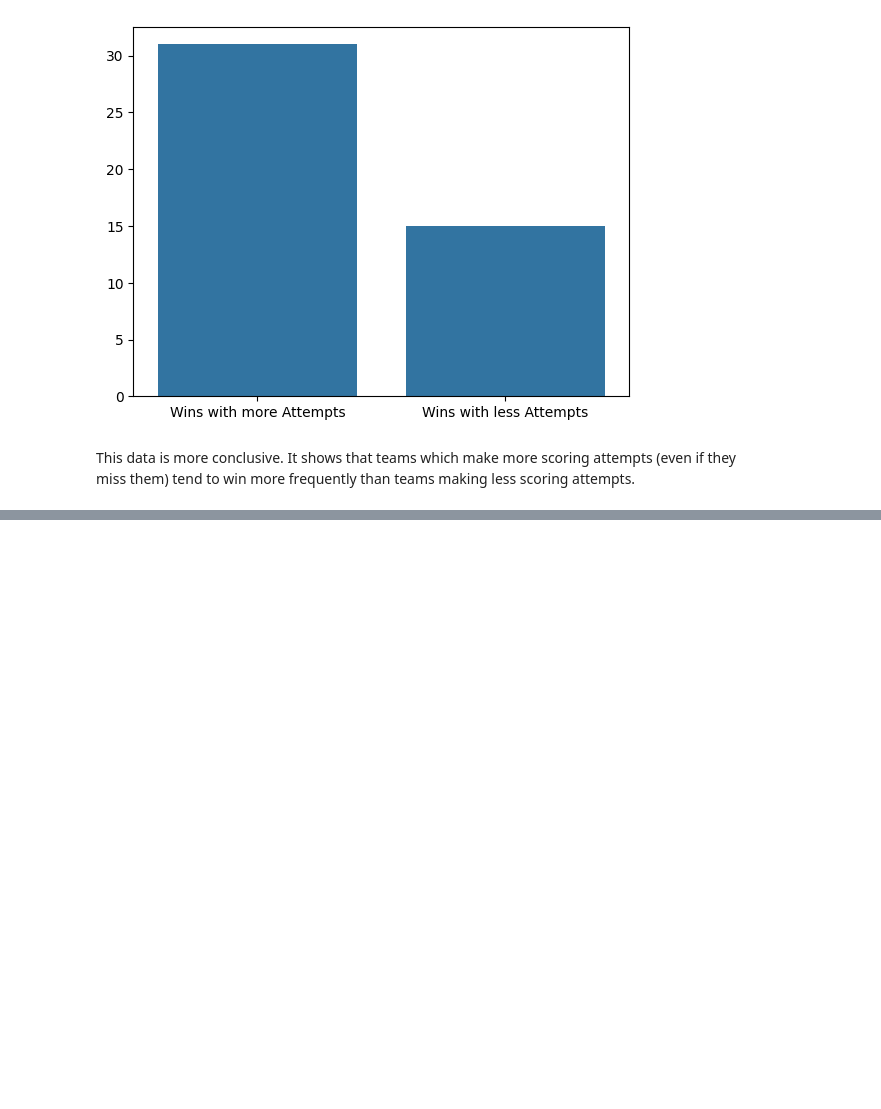
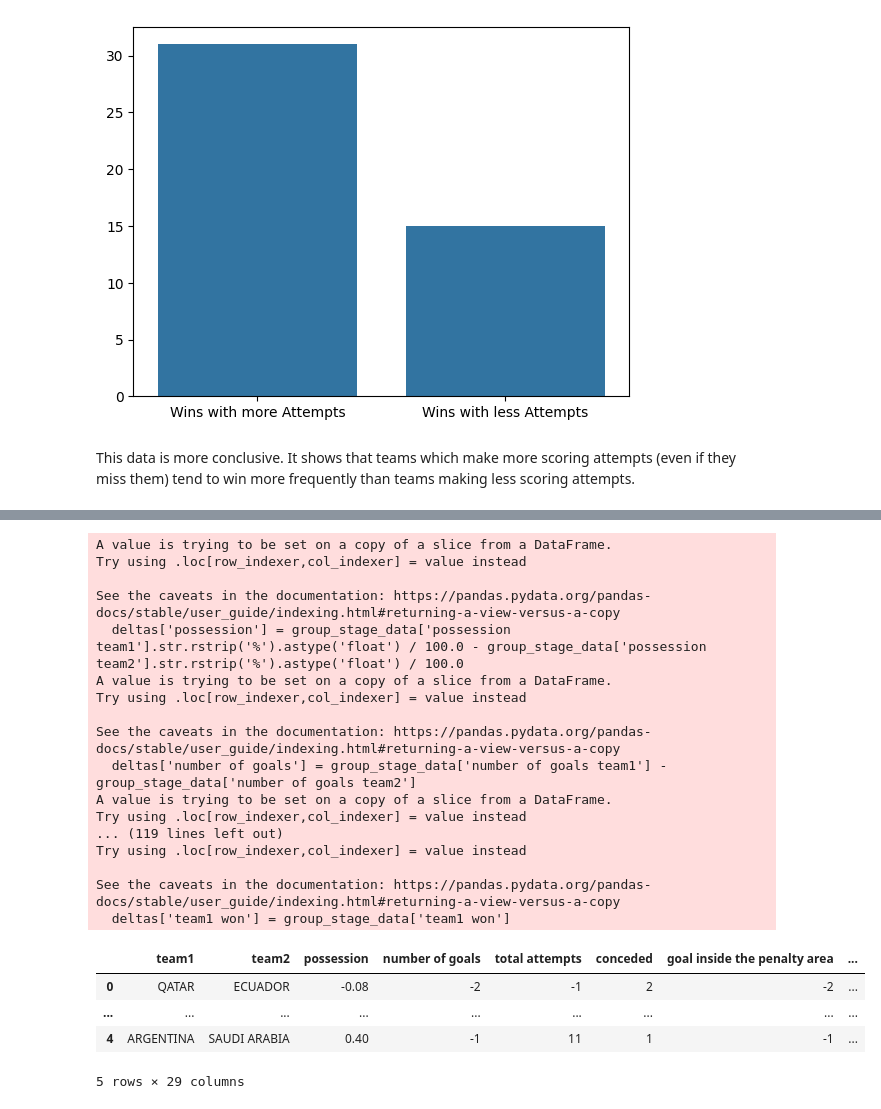
Before and after one commit to vrhughes/DS3001Group, a Jupyter notebook: Results/VH_Data_kaggle1_V2.ipynb, the cells around one changed output, grey strips where cells are left out. Saved outputs shown, nothing was run; the diff lists cells and outputs as text; code cells hidden in the pictures; blank space fills up the shorter version.

```diff
--- a/Results/VH_Data_kaggle1_V2.ipynb
+++ b/Results/VH_Data_kaggle1_V2.ipynb
@@ -28,6 +22,12 @@ data = pd.read_csv('https://raw.githubusercontent.com/vrhughes/DS3001Group/main/
 data = data.drop(['date', 'hour', 'left channel team1', 'left channel team2', 'left inside channel team1', 'left inside channel team2', 'central channel team1', 'central channel team2', 'right inside channel team1', 'right inside channel team2', 'right channel team1', 'right channel team2', 'own goals team1', 'own goals team2', 'possession in contest'], axis=1)
 data = data.drop(['total offers to receive team1', 'total offers to receive team2', 'inbehind offers to receive team1', 'inbehind offers to receive team2', 'inbetween offers to receive team1', 'inbetween offers to receive team2', 'infront offers to receive team1', 'infront offers to receive team2', 'receptions between midfield and defensive lines team1', 'receptions between midfield and defensive lines team2', 'attempted line breaks team1', 'attempted line breaks team2', 'completed line breaksteam1', 'completed line breaks team2', 'attempted defensive line breaks team1', 'attempted defensive line breaks team2', 'switches of play completed team1', 'switches of play completed team2'], axis=1)
 
+# Adjusting the names of some incorrect data
+data = data.rename(columns={'attempts inside the penalty area  team2': 'attempts inside the penalty area team2'})
+data = data.rename(columns={'attempts outside the penalty area  team1': 'attempts outside the penalty area team1'})
+data = data.rename(columns={'attempts outside the penalty area  team2': 'attempts outside the penalty area team2'})
+data = data.rename(columns={'completed defensive line breaksteam1': 'completed defensive line breaks team1'})
+
 # Looking at the data again
 #display(data)
 # %% [markdown]
@@ -146,0 +137,6 @@ NameError: name 'df' is not defined
+# %%
+# Displaying the group_stage_data variable in it's entirety to see each of the column names
+pd.set_option("display.max_columns", None)
+pd.set_option("display.max_rows", 2)
+display(group_stage_data)
+print(group_stage_data.columns)
@@ -147,3 +166,60 @@ NameError: name 'df' is not defined
+# %%
+# Creating a new dataframe that represents the differences between team1 and team2 for each variable
+
+# Creating a new dataframe "Deltas" that only has the team1 and team2 variable from group_stage_data
+deltas = group_stage_data[['team1', 'team2']]
+deltas['possession'] = group_stage_data['possession team1'].str.rstrip('%').astype('float') / 100.0 - group_stage_data['possession team2'].str.rstrip('%').astype('float') / 100.0
+deltas['number of goals'] = group_stage_data['number of goals team1'] - group_stage_data['number of goals team2']
+deltas['total attempts'] = group_stage_data['total attempts team1'] - group_stage_data['total attempts team2']
+deltas['conceded'] = group_stage_data['conceded team1'] - group_stage_data['conceded team2']
+deltas['goal inside the penalty area'] = group_stage_data['goal inside the penalty area team1'] - group_stage_data['goal inside the penalty area team2']
+deltas['goal outside the penalty area'] = group_stage_data['goal outside the penalty area team1'] - group_stage_data['goal outside the penalty area team2']
+deltas['assists'] = group_stage_data['assists team1'] - group_stage_data['assists team2']
+deltas['on target attempts'] = group_stage_data['on target attempts team1'] - group_stage_data['on target attempts team2']
+deltas['off target attempts'] = group_stage_data['off target attempts team1'] - group_stage_data['off target attempts team2']
+deltas['attempts inside the penalty area'] = group_stage_data['attempts inside the penalty area team1'] - group_stage_data['attempts inside the penalty area team2']
+deltas['attempts outside the penalty area'] = group_stage_data['attempts outside the penalty area team1'] - group_stage_data['attempts outside the penalty area team2']
+deltas['completed defensive line breaks'] = group_stage_data['completed defensive line breaks team1'] - group_stage_data['completed defensive line breaks team2']
+deltas['yellow cards'] = group_stage_data['yellow cards team1'] - group_stage_data['yellow cards team2']
+deltas['red cards'] = group_stage_data['red cards team1'] - group_stage_data['red cards team2']
+deltas['fouls against'] = group_stage_data['fouls against team1'] - group_stage_data['fouls against team2']
+deltas['offsides'] = group_stage_data['offsides team1'] - group_stage_data['offsides team2']
+deltas['passes'] = group_stage_data['passes team1'] - group_stage_data['passes team2']
+deltas['passes completed'] = group_stage_data['passes completed team1'] - group_stage_data['passes completed team2']
+deltas['crosses'] = group_stage_data['crosses team1'] - group_stage_data['crosses team2']
+deltas['crosses completed'] = group_stage_data['crosses completed team1'] - group_stage_data['crosses completed team2']
+deltas['corners'] = group_stage_data['corners team1'] - group_stage_data['corners team2']
+deltas['free kicks'] = group_stage_data['free kicks team1'] - group_stage_data['free kicks team2']
+deltas['penalties scored'] = group_stage_data['penalties scored team1'] - group_stage_data['penalties scored team2']
+deltas['goal preventions'] = group_stage_data['goal preventions team1'] - group_stage_data['goal preventions team2']
+deltas['forced turnovers'] = group_stage_data['forced turnovers team1'] - group_stage_data['forced turnovers team2']
+deltas['defensive pressures applied'] = group_stage_data['defensive pressures applied team1'] - group_stage_data['defensive pressures applied team2']
+deltas['team1 won'] = group_stage_data['team1 won']
+
+deltas.head()
+# %% [output]
+A value is trying to be set on a copy of a slice from a DataFrame.
+Try using .loc[row_indexer,col_indexer] = value instead
+
+See the caveats in the documentation: https://pandas.pydata.org/pandas-docs/stable/user_guide/indexing.html#returning-a-view-versus-a-copy
+  deltas['possession'] = group_stage_data['possession team1'].str.rstrip('%').astype('float') / 100.0 - group_stage_data['possession team2'].str.rstrip('%').astype('float') / 100.0
+A value is trying to be set on a copy of a slice from a DataFrame.
+Try using .loc[row_indexer,col_indexer] = value instead
+
+See the caveats in the documentation: https://pandas.pydata.org/pandas-docs/stable/user_guide/indexing.html#returning-a-view-versus-a-copy
+  deltas['number of goals'] = group_stage_data['number of goals team1'] - group_stage_data['number of goals team2']
+A value is trying to be set on a copy of a slice from a DataFrame.
+Try using .loc[row_indexer,col_indexer] = value instead
+... (119 lines left out)
+Try using .loc[row_indexer,col_indexer] = value instead
+
+See the caveats in the documentation: https://pandas.pydata.org/pandas-docs/stable/user_guide/indexing.html#returning-a-view-versus-a-copy
+  deltas['team1 won'] = group_stage_data['team1 won']
+|  | team1 | team2 | possession | number of goals | total attempts | conceded | goal inside the penalty area | ... |
+| 0 | QATAR | ECUADOR | -0.08 | -2 | -1 | 2 | -2 | ... |
+| ... | ... | ... | ... | ... | ... | ... | ... | ... |
+| 4 | ARGENTINA | SAUDI ARABIA | 0.40 | -1 | 11 | 1 | -1 | ... |
+5 rows × 29 columns
 # %%
 # world rankings going into the WC
 rankings = {'BRAZIL' : 1,
```
Also changed, not shown: parts of 5 cells of this notebook.
